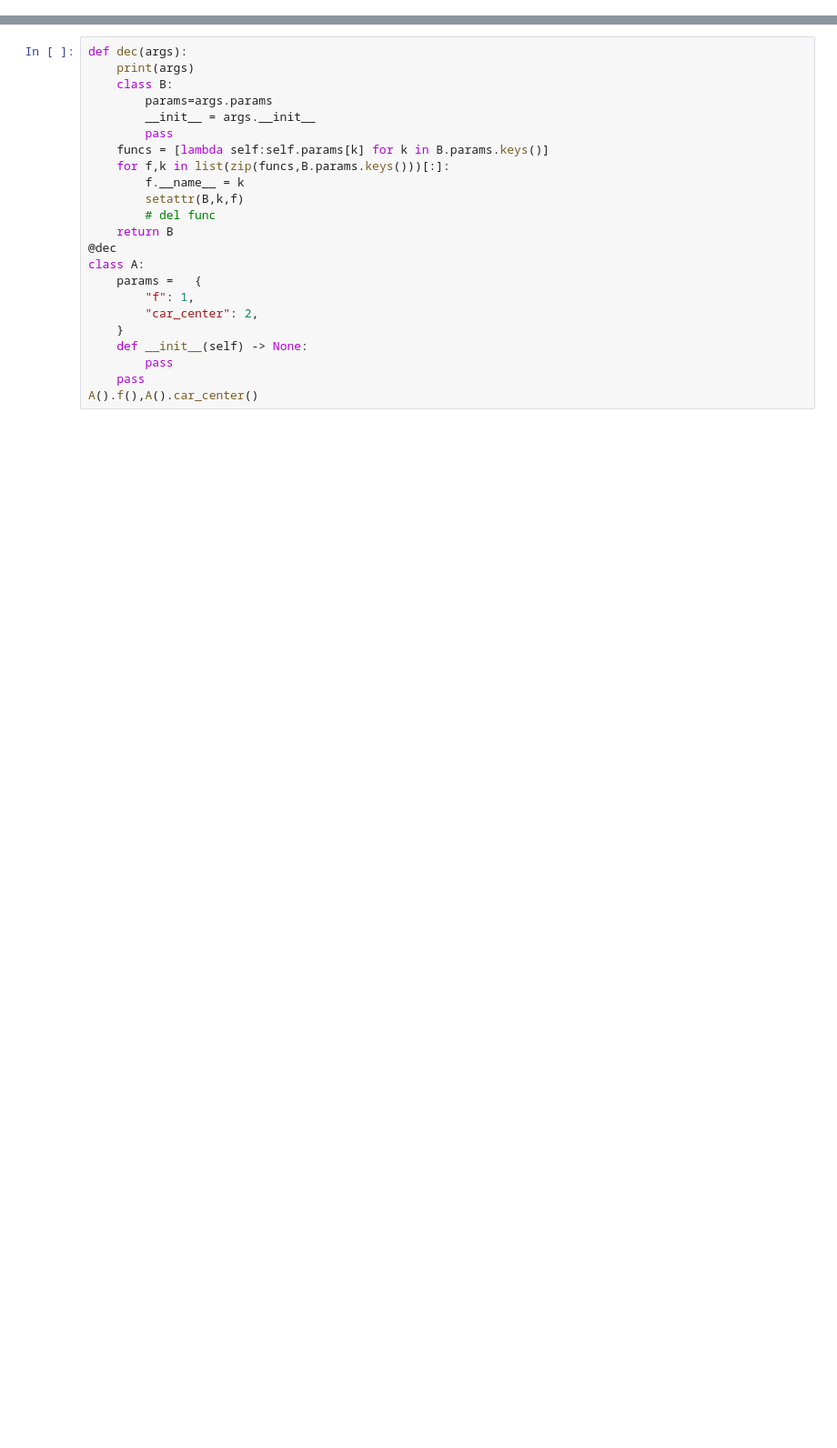
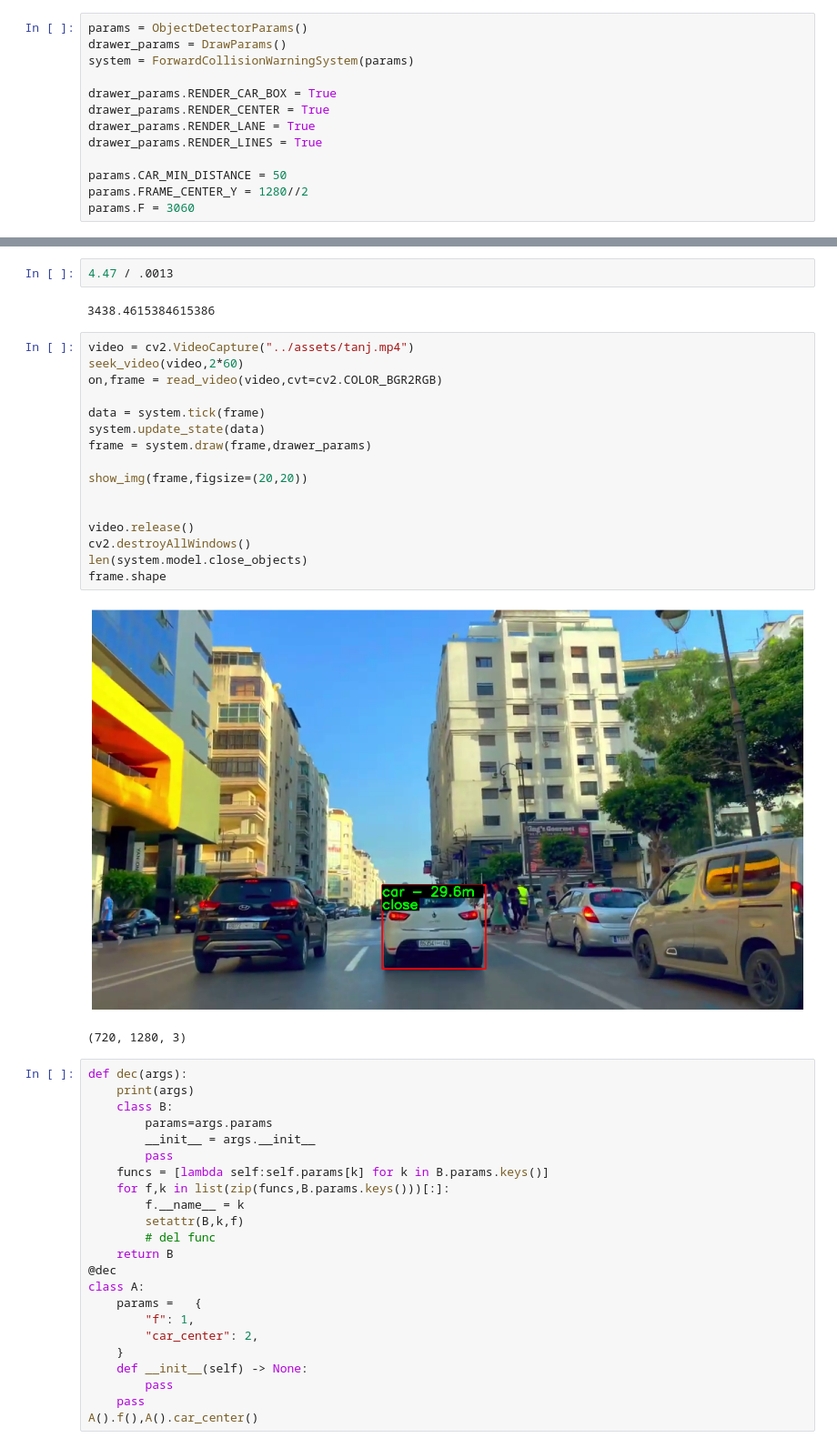
Before and after one commit to n2ak/pfe, a Jupyter notebook: backend/src/edge_detection.ipynb, the cells around one changed output, grey strips where cells are left out. Shown at 91% size. Saved outputs shown, nothing was run; the diff lists cells and outputs as text; blank space fills up the shorter version.

Commit message:
improved systems

```diff
--- a/backend/src/edge_detection.ipynb
+++ b/backend/src/edge_detection.ipynb
@@ -12,0 +19,13 @@ from utils_ import *
+# %%
+params = ObjectDetectorParams()
+drawer_params = DrawParams()
+system = ForwardCollisionWarningSystem(params)
+
+drawer_params.RENDER_CAR_BOX = True
+drawer_params.RENDER_CENTER = True
+drawer_params.RENDER_LANE = True
+drawer_params.RENDER_LINES = True
+
+params.CAR_MIN_DISTANCE = 50
+params.FRAME_CENTER_Y = 1280//2
+params.F = 3060
@@ -13,3 +42,26 @@ from utils_ import *
+# %%
+4.47 / .0013
+# %% [output]
+3438.4615384615386
+# %%
+video = cv2.VideoCapture("../assets/tanj.mp4")
+seek_video(video,2*60)
+on,frame = read_video(video,cvt=cv2.COLOR_BGR2RGB)
+
+data = system.tick(frame)
+system.update_state(data)
+frame = system.draw(frame,drawer_params)
+
+show_img(frame,figsize=(20,20))
+
+
+video.release()
+cv2.destroyAllWindows()
+len(system.model.close_objects)
+frame.shape
+# %% [output]
+[figure, added]
+(720, 1280, 3)
 # %%
 def dec(args):
     print(args)
```
Also changed, not shown: parts of 5 cells of this notebook, 12 other files.
